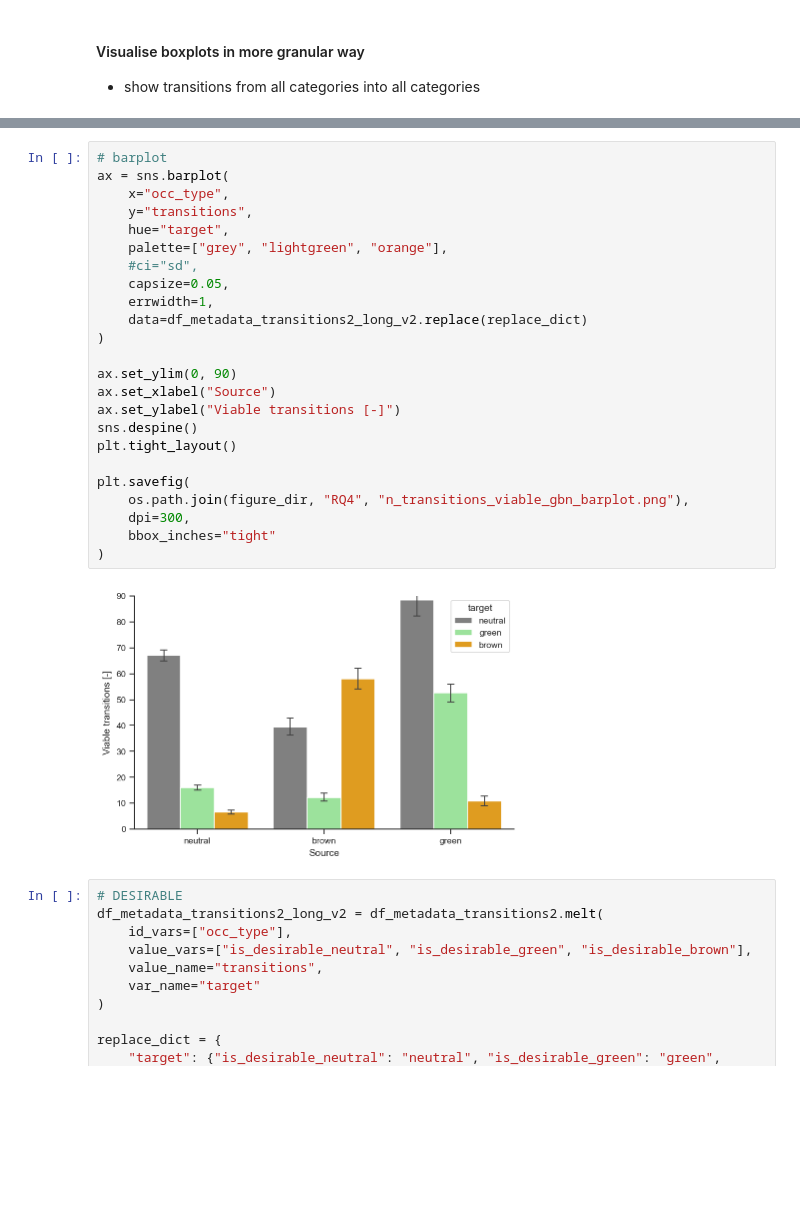
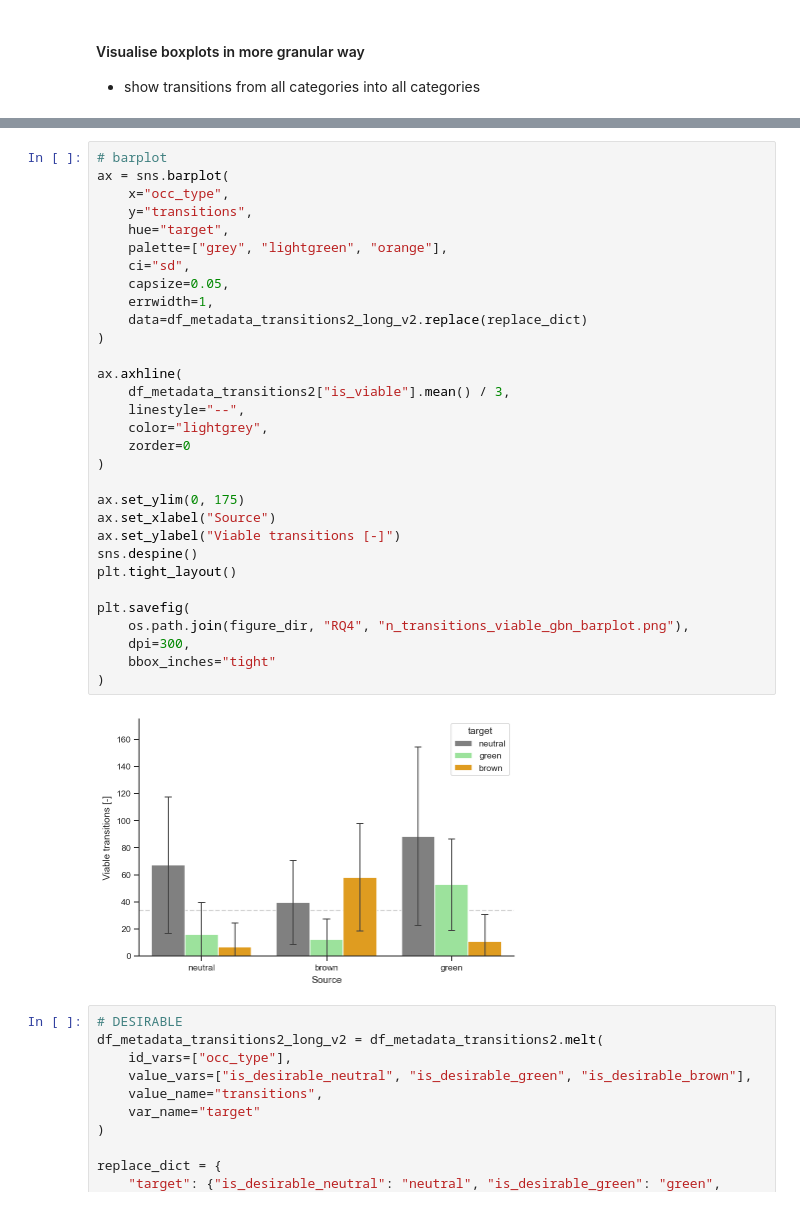
Before and after one commit to derpyninja/rejet, a Jupyter notebook: notebooks/18-fz-transition-number-analysis-v2.ipynb, the cells around one changed output, grey strips where cells are left out. Cells and saved outputs as stored; diff of their text form; blank space fills up the shorter version.

```diff
--- a/notebooks/18-fz-transition-number-analysis-v2.ipynb
+++ b/notebooks/18-fz-transition-number-analysis-v2.ipynb
@@ -755,29 +752,36 @@ plt.savefig(
 # %%
 # barplot
 ax = sns.barplot(
     x="occ_type",
     y="transitions",
     hue="target",
     palette=["grey", "lightgreen", "orange"],
-    #ci="sd",
+    ci="sd",
     capsize=0.05,
     errwidth=1,
     data=df_metadata_transitions2_long_v2.replace(replace_dict)
 )
 
-ax.set_ylim(0, 90)
+ax.axhline(
+    df_metadata_transitions2["is_viable"].mean() / 3,
+    linestyle="--",
+    color="lightgrey",
+    zorder=0
+)
+
+ax.set_ylim(0, 175)
 ax.set_xlabel("Source")
 ax.set_ylabel("Viable transitions [-]")
 sns.despine()
 plt.tight_layout()
 
 plt.savefig(
     os.path.join(figure_dir, "RQ4", "n_transitions_viable_gbn_barplot.png"),
     dpi=300,
     bbox_inches="tight"
 )
 # %% [output]
-[figure, old version]
+[figure, new version]
 # %%
 # DESIRABLE
 df_metadata_transitions2_long_v2 = df_metadata_transitions2.melt(
```
Also changed, not shown: parts of 14 cells of this notebook, 16 other files.
